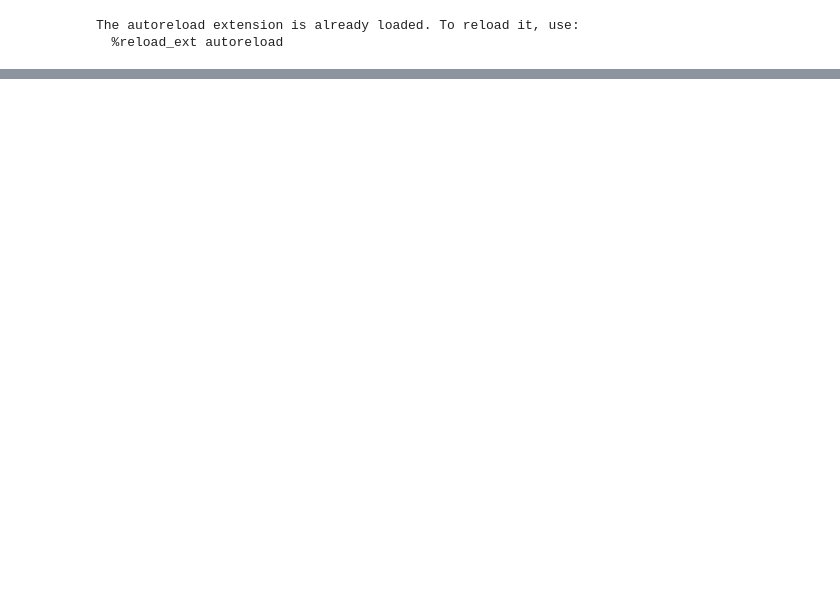
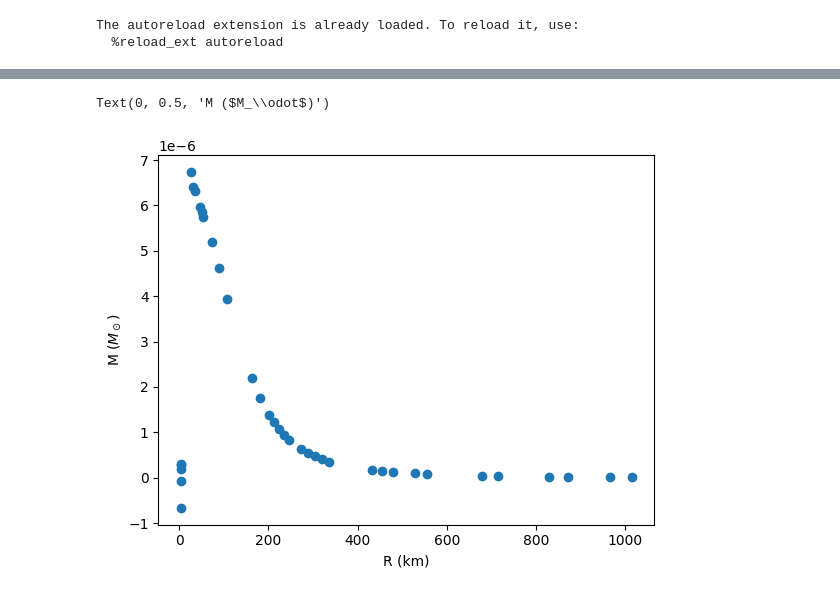
Before and after one commit to yttcari/FYP, a Jupyter notebook: main.ipynb, the cells around one changed output, grey strips where cells are left out. Drawn from its saved outputs; the diff is of its cells as text; code cells hidden in the pictures; blank space fills up the shorter version.

```diff
--- a/main.ipynb
+++ b/main.ipynb
@@ -10,6 +10,6 @@ from wd_setup import WhiteDwarf
 The autoreload extension is already loaded. To reload it, use:
   %reload_ext autoreload
 # %%
-M_SOLAR = 6.95e33
+M_SOLAR = 1.98e33
 # %%
 rhoc_scaled = 1e6
@@ -71,0 +184,31 @@ plt.scatter(R * wd1.R0 / 1000, M * wd1.M0 / M_SOLAR)
+# %%
+M = []
+R = []
+dr=1e-3
+
+rhoc_scaled = np.logspace(-5, 4, 70)
+for rhoc in tqdm(rhoc_scaled):
+
+    wd1 = WhiteDwarf(Ye=Ye, rhoc_scaled=rhoc_scaled)
+
+    # Initial conditions
+    r = 1e-10
+    state = np.array([rhoc, (1/3) * rhoc * (r ** 3)]) # [density, mass, pressure]
+
+    while state[0] > 0:
+        state = rk4(wd1.get_derivative, dr=dr, rb=r, state=state)
+
+        r += dr
+
+    R.append(r)
+    M.append(state[1])
+
+R = np.array(R)
+M = np.array(M)
+
+plt.scatter(R[1:] * wd1.R0 / (1000 * 100), M[1:] * wd1.M0 / M_SOLAR)
+plt.xlabel("R (km)")
+plt.ylabel(r"M ($M_\odot$)")
+# %% [output]
+Text(0, 0.5, 'M ($M_\\odot$)')
+[figure, added]
```
Also changed, not shown: parts of 4 cells of this notebook, 1 other file.
